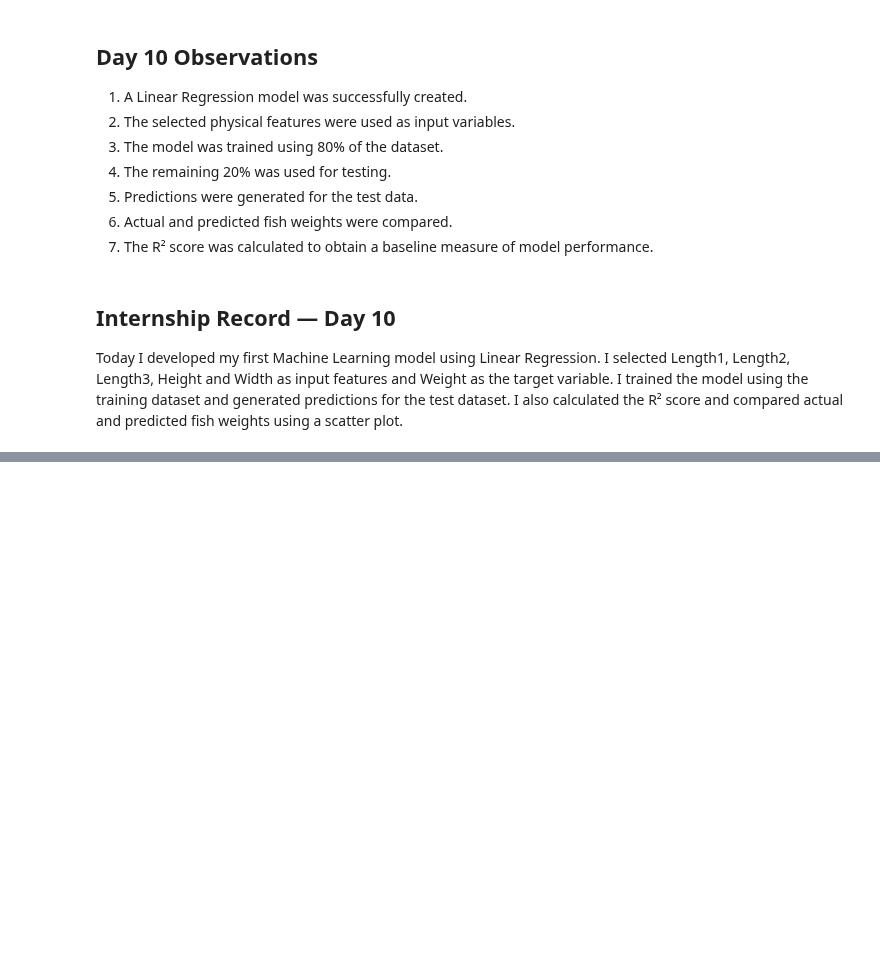
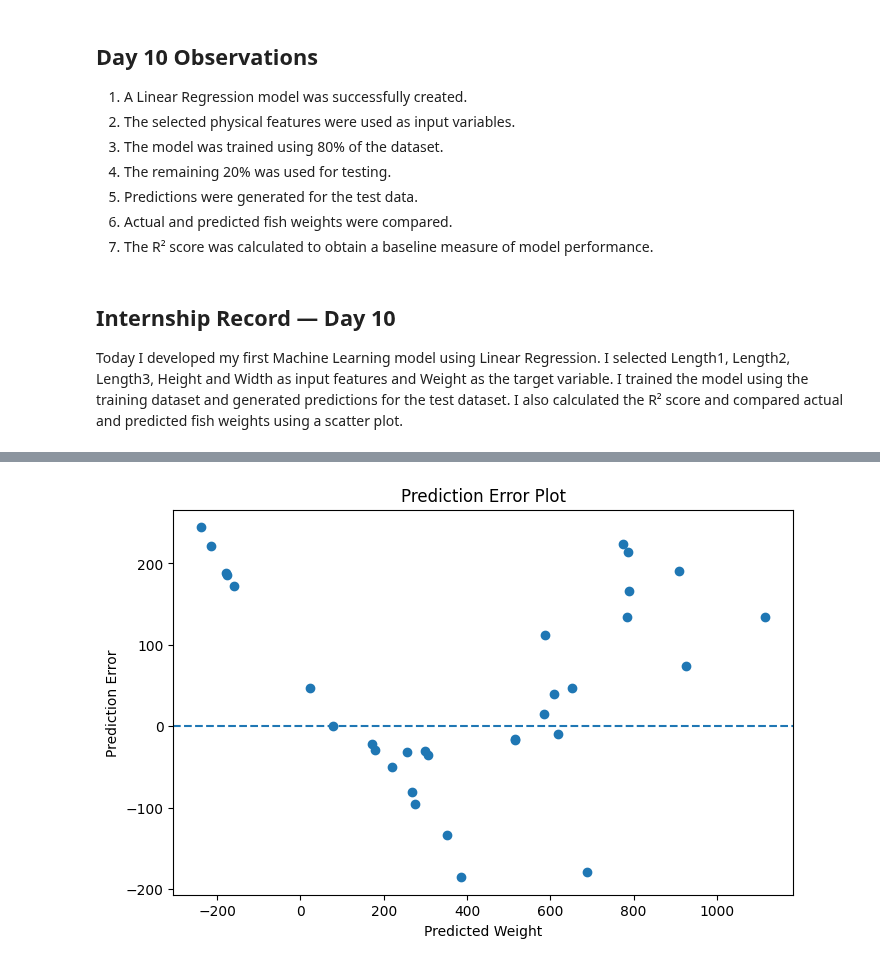
Before and after one commit to abhipsa29-cloud/Fish-Weight-Prediction, a Jupyter notebook: Fish_Weight_Prediction.ipynb, the cells around one changed output, grey strips where cells are left out. Drawn from its saved outputs; the diff is of its cells as text; code cells hidden in the pictures; blank space fills up the shorter version.

```diff
--- a/Fish_Weight_Prediction.ipynb
+++ b/Fish_Weight_Prediction.ipynb
@@ -1857,0 +1896,12 @@ Today I developed my first Machine Learning model using Linear Regression. I sel
+# %%
+from sklearn.model_selection import train_test_split
+
+X_train, X_test, y_train, y_test = train_test_split(
+    X,
+    y,
+    test_size=0.20,
+    random_state=42
+)
+
+print("Training records:", len(X_train))
+print("Testing records:", len(X_test))
@@ -1857,0 +1915,8 @@ Today I developed my first Machine Learning model using Linear Regression. I sel
+# %%
+from sklearn.linear_model import LinearRegression
+
+model = LinearRegression()
+
+model.fit(X_train, y_train)
+
+print("Linear Regression model trained successfully!")
@@ -1857,0 +1929,6 @@ Today I developed my first Machine Learning model using Linear Regression. I sel
+# %%
+y_pred = model.predict(X_test)
+
+print("Predictions generated successfully!")
+print("First 10 predictions:")
+print(y_pred[:10])
@@ -1857,0 +2005,18 @@ Today I developed my first Machine Learning model using Linear Regression. I sel
+# %%
+import matplotlib.pyplot as plt
+
+errors = y_test.values - y_pred
+
+plt.figure(figsize=(8, 5))
+
+plt.scatter(y_pred, errors)
+
+plt.axhline(y=0, linestyle="--")
+
+plt.xlabel("Predicted Weight")
+plt.ylabel("Prediction Error")
+plt.title("Prediction Error Plot")
+
+plt.show()
+# %% [output]
+[figure, added]
```
Also changed, not shown: parts of 19 cells of this notebook.
